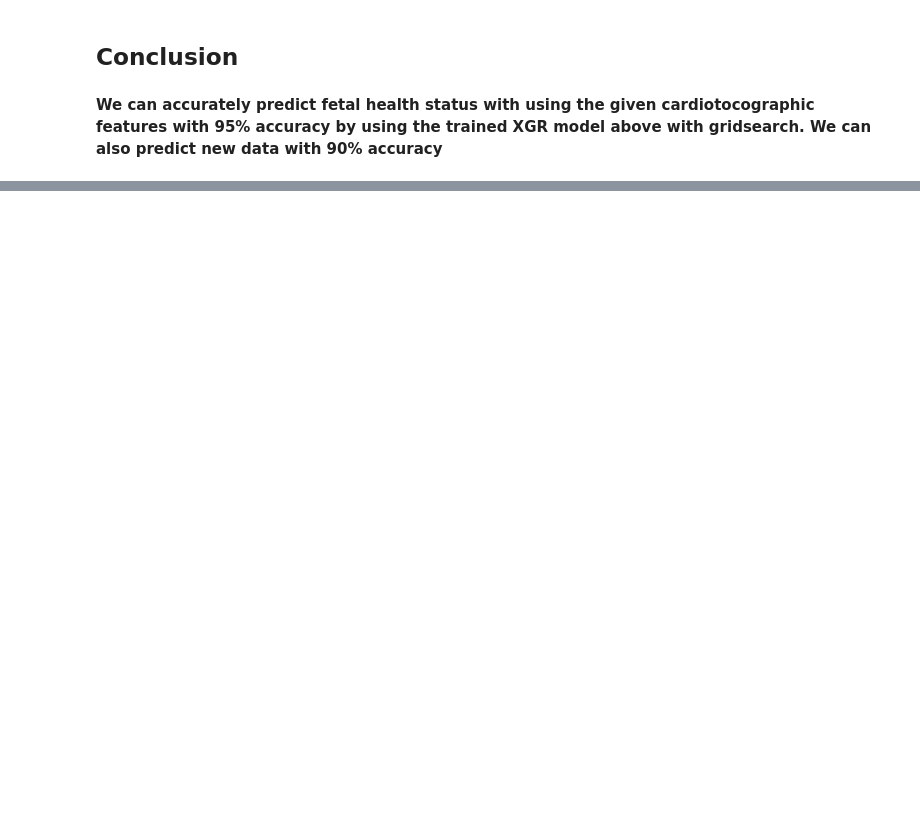
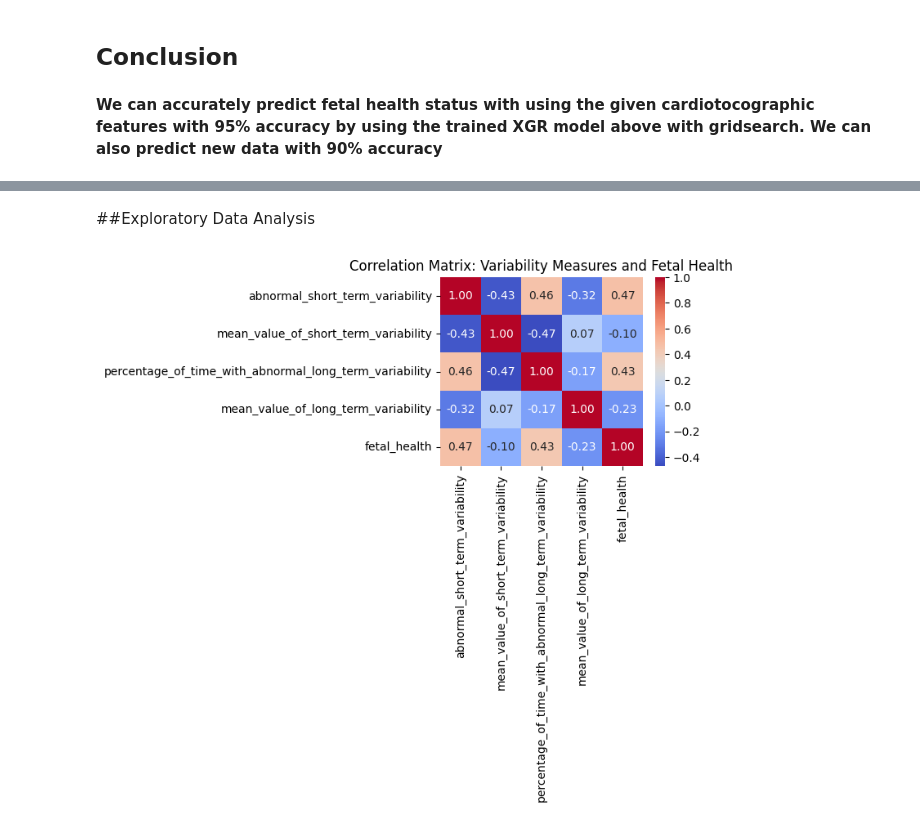
Before and after one commit to ShaneBollinger/Fetal-ANS-Health-Prediction-Project, a Jupyter notebook: TCS__Reproductive_Medicine_ipynb.ipynb, the cells around one changed output, grey strips where cells are left out. Cells and saved outputs as stored; diff of their text form; code cells hidden in the pictures; blank space fills up the shorter version.

```diff
--- a/TCS__Reproductive_Medicine_ipynb.ipynb
+++ b/TCS__Reproductive_Medicine_ipynb.ipynb
@@ -421,0 +430,29 @@ display(comparison_df)
+# %% [markdown]
+##Exploratory Data Analysis
+# %%
+# Research Question 2: Can variability measures in fetal heart rate be non-invasive indicators of autonomic nervous system (ANS) maturation?
+
+# Define the independent variables (variability measures)
+variability_features = [
+    'abnormal_short_term_variability',
+    'mean_value_of_short_term_variability',
+    'percentage_of_time_with_abnormal_long_term_variability',
+    'mean_value_of_long_term_variability'
+]
+
+X_variability = df[variability_features]
+
+# Define the dependent variable
+y_health = df['fetal_health']
+# %%
+# Analysing corrlation between the variables
+variability_health_df = df[variability_features + ['fetal_health']]
+
+correlation_matrix = variability_health_df.corr()
+
+plt.figure(figsize=(4, 3))
+sns.heatmap(correlation_matrix, annot=True, cmap='coolwarm', fmt=".2f")
+plt.title('Correlation Matrix: Variability Measures and Fetal Health')
+plt.show()
+# %% [output]
+[figure, added]
```
Also changed, not shown: parts of 13 cells of this notebook.
